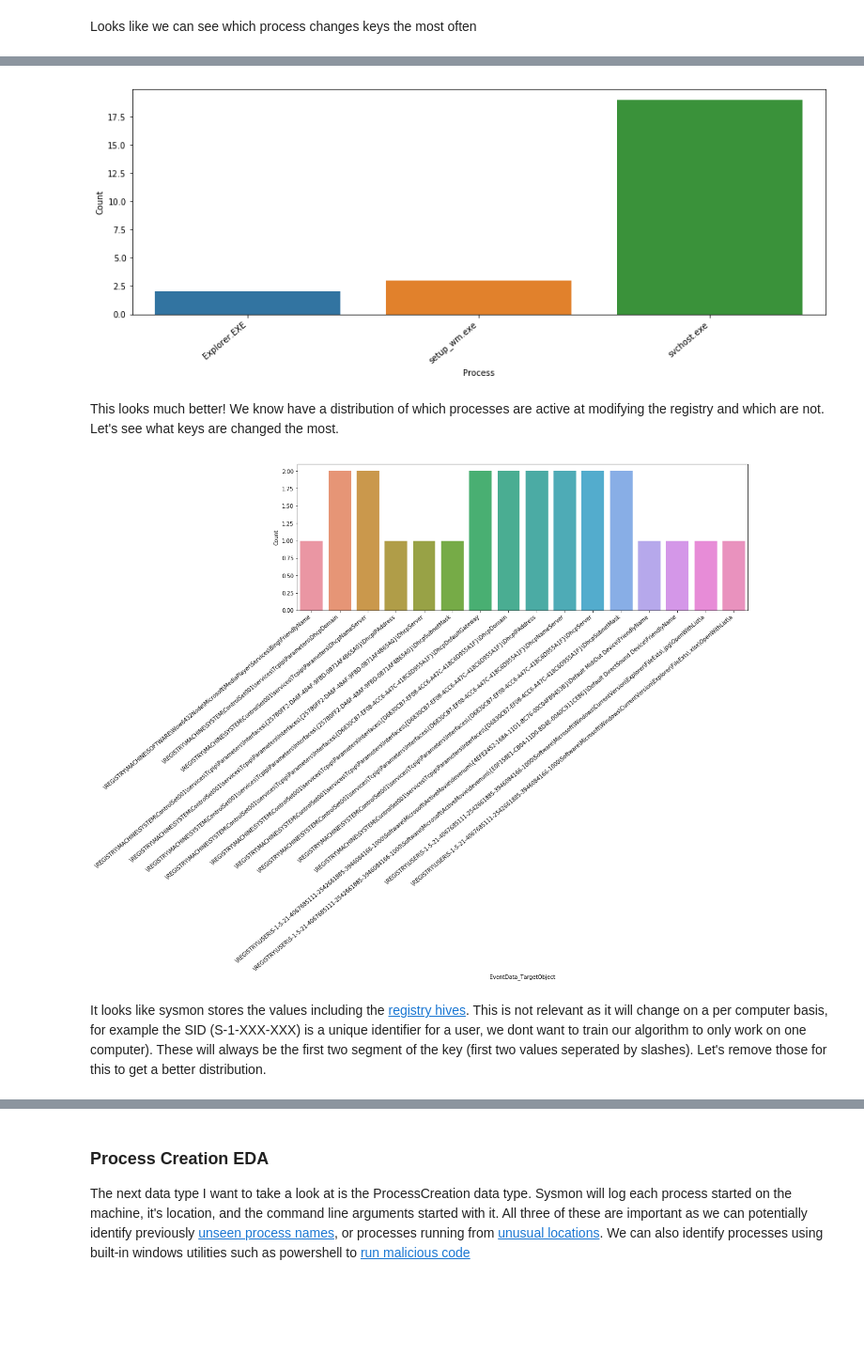
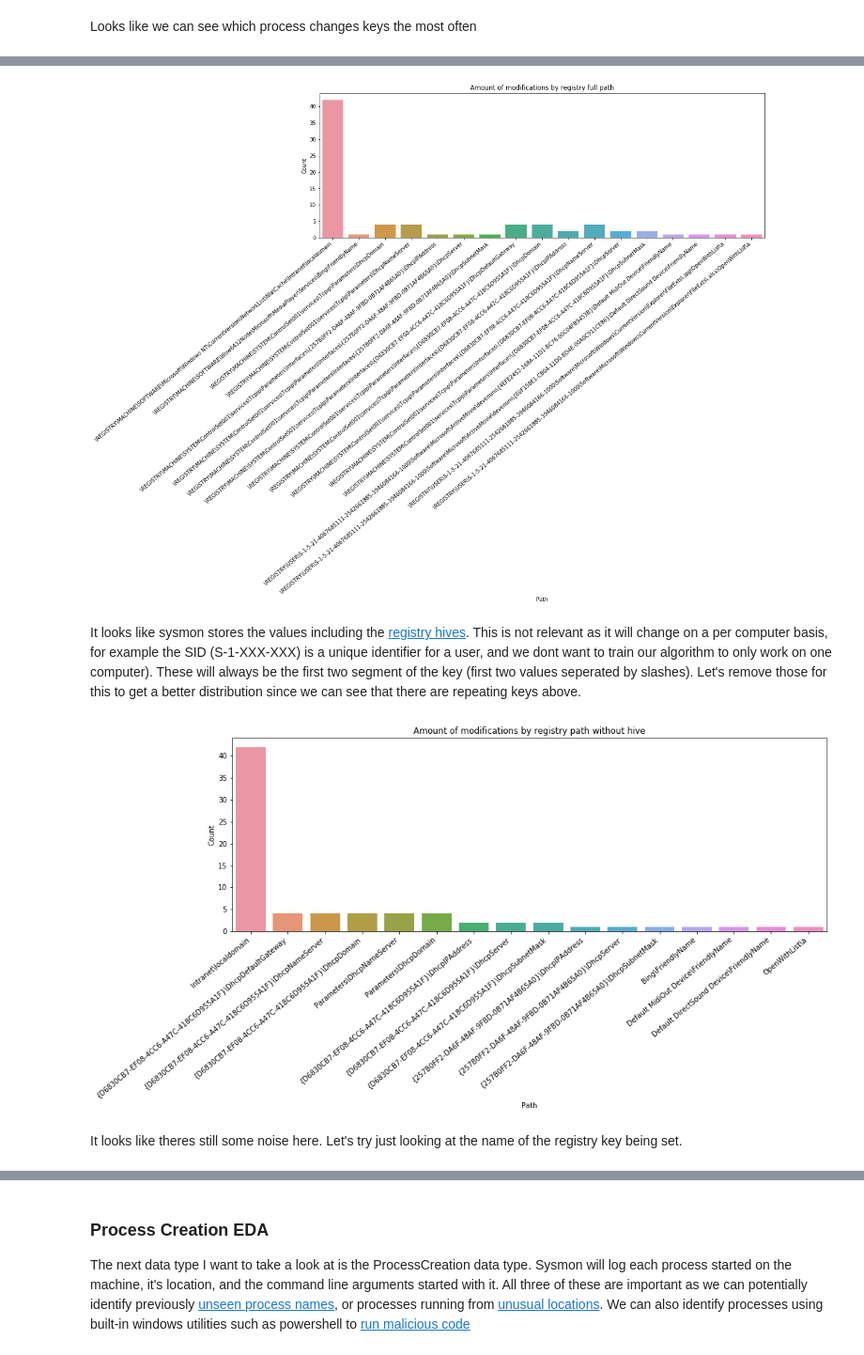
Before and after one commit to ckc5800/detecting_malicious_activity, a Jupyter notebook: ml_csec_applications.ipynb, the cells around one changed output, grey strips where cells are left out. Shown at 94% size. Saved outputs shown, nothing was run; the diff lists cells and outputs as text; code cells hidden in the pictures; blank space fills up the shorter version.

```diff
--- a/ml_csec_applications.ipynb
+++ b/ml_csec_applications.ipynb
@@ -355,9 +397,11 @@ The first data type I wish to look at is the `RegistryEvent (Value Set)`
 # %%
 # Grab the event ID of registery ValueSet
-registry_value_set = baseline[baseline['EventID'] == "13"]
+registry_value_set = baseline[(baseline['EventID'] == "13") | (baseline['EventID'] == "12")]
 
 # Drop all rows that are empty for all events. This happens because of how spares our features are
-registry_value_set = registry_value_set.dropna(axis=1)
+registry_value_set = registry_value_set.dropna(how="all", axis=1)
+
+print(registry_value_set.shape)
 
 registry_value_set.head()
 # %% [output]
@@ -371,7 +416,10 @@ registry_value_set.head()
 Looks like we can see which process changes keys the most often
 # %%
 # Extract the process making the change from the EventData_Image Row
-registry_value_set['Process'] = registry_value_set['EventData_Image'].apply(lambda x: x.split("\\")[-1])
+
+registry_value_set['Process'] = registry_value_set['EventData_Image'].apply(
+    lambda x: x.split("\\")[-1]
+)
 
 # Let's see what registry key is the most often manipulated.
 process_target_pair = registry_value_set.groupby(["Process"]).count()['EventID'].reset_index()
@@ -380,5 +428,6 @@ process_target_pair = process_target_pair.rename(columns={"EventID" : "Count"})
 fig, ax = plt.subplots(figsize=(15,5))
 sns.barplot(x="Process", y="Count", data=process_target_pair, ax=ax)
 ax.set_xticklabels(ax.get_xticklabels(), rotation=40, ha="right")
+ax.set_title("Count of registry modifiations by process")
 plt.show()
 # %% [output]
@@ -388,35 +437,46 @@ This is actually really interesting. The `msiexec.exe` process is the windows in
 # %%
-process_target_pair = registry_value_set[(registry_value_set.Process != "integrator.exe") &
-                                         (registry_value_set.Process != "msiexec.exe")].groupby(
-    ["Process"]
+most_frequent_key_changed = registry_value_set.groupby(
+    ["EventData_TargetObject"]
 ).count()['EventID'].reset_index()
 
-process_target_pair = process_target_pair.rename(columns={"EventID" : "Count"})
+most_frequent_key_changed = most_frequent_key_changed.rename(columns={"EventID" : "Count"})
+
+# Graph gets crazy, lets plot a sample
 
 fig, ax = plt.subplots(figsize=(15,5))
-sns.barplot(x="Process", y="Count", data=process_target_pair, ax=ax)
+sns.barplot(x="EventData_TargetObject", y="Count", data=most_frequent_key_changed, ax=ax)
 ax.set_xticklabels(ax.get_xticklabels(), rotation=40, ha="right")
+ax.set_xlabel("Path")
+ax.set_title("Amount of modifications by registry full path")
 plt.show()
 # %% [output]
-[figure, old version]
+[figure, new version]
-# %% [markdown]
-This looks much better! We know have a distribution of which processes are active at modifying the registry and which are not. Let's see what keys are changed the most.
+# %% [markdown]
+It looks like sysmon stores the values including the [registry hives](https://msdn.microsoft.com/en-us/library/windows/desktop/ms724877.aspx). This is not relevant as it will change on a per computer basis, for example the SID (S-1-XXX-XXX) is a unique identifier for a user, and we dont want to train our algorithm to only work on one computer). These will always be the first two segment of the key (first two values seperated by slashes). Let's remove those for this to get a better distribution since we can see that there are repeating keys above.
 # %%
-most_frequent_key_changed = registry_value_set[(registry_value_set.Process != "integrator.exe") &
-                                               (registry_value_set.Process != "msiexec.exe")].groupby(
+most_frequent_key_changed_no_hive = registry_value_set.groupby(
     ["EventData_TargetObject"]
 ).count()['EventID'].reset_index()
 
-most_frequent_key_changed = most_frequent_key_changed.rename(columns={"EventID" : "Count"})
 
-# Graph gets crazy, lets plot a sample
+# Remove the hive this time
+most_frequent_key_changed_no_hive['EventData_TargetObject'] = most_frequent_key_changed_no_hive[
+    'EventData_TargetObject'
+].apply(lambda x: '\\'.join(x.split("\\")[-2:]))
+
+
+most_frequent_key_changed_no_hive = most_frequent_key_changed_no_hive.rename(columns={"EventID" : "Count"})
+
+most_frequent_key_changed_no_hive.sort_values(by="Count", inplace=True, ascending=False)
 
 fig, ax = plt.subplots(figsize=(15,5))
-sns.barplot(x="EventData_TargetObject", y="Count", data=most_frequent_key_changed, ax=ax)
+sns.barplot(x="EventData_TargetObject", y="Count", data=most_frequent_key_changed_no_hive, ax=ax)
 ax.set_xticklabels(ax.get_xticklabels(), rotation=40, ha="right")
+ax.set_xlabel("Path")
+ax.set_title("Amount of modifications by registry path without hive")
 plt.show()
 # %% [output]
-[figure, old version]
+[figure, new version]
-# %% [markdown]
-It looks like sysmon stores the values including the [registry hives](https://msdn.microsoft.com/en-us/library/windows/desktop/ms724877.aspx). This is not relevant as it will change on a per computer basis, for example the SID (S-1-XXX-XXX) is a unique identifier for a user, we dont want to train our algorithm to only work on one computer). These will always be the first two segment of the key (first two values seperated by slashes). Let's remove those for this to get a better distribution.
+# %% [markdown]
+It looks like theres still some noise here. Let's try just looking at the name of the registry key being set.
 # %%
```
Also changed, not shown: parts of 66 cells of this notebook, 1 other file.
